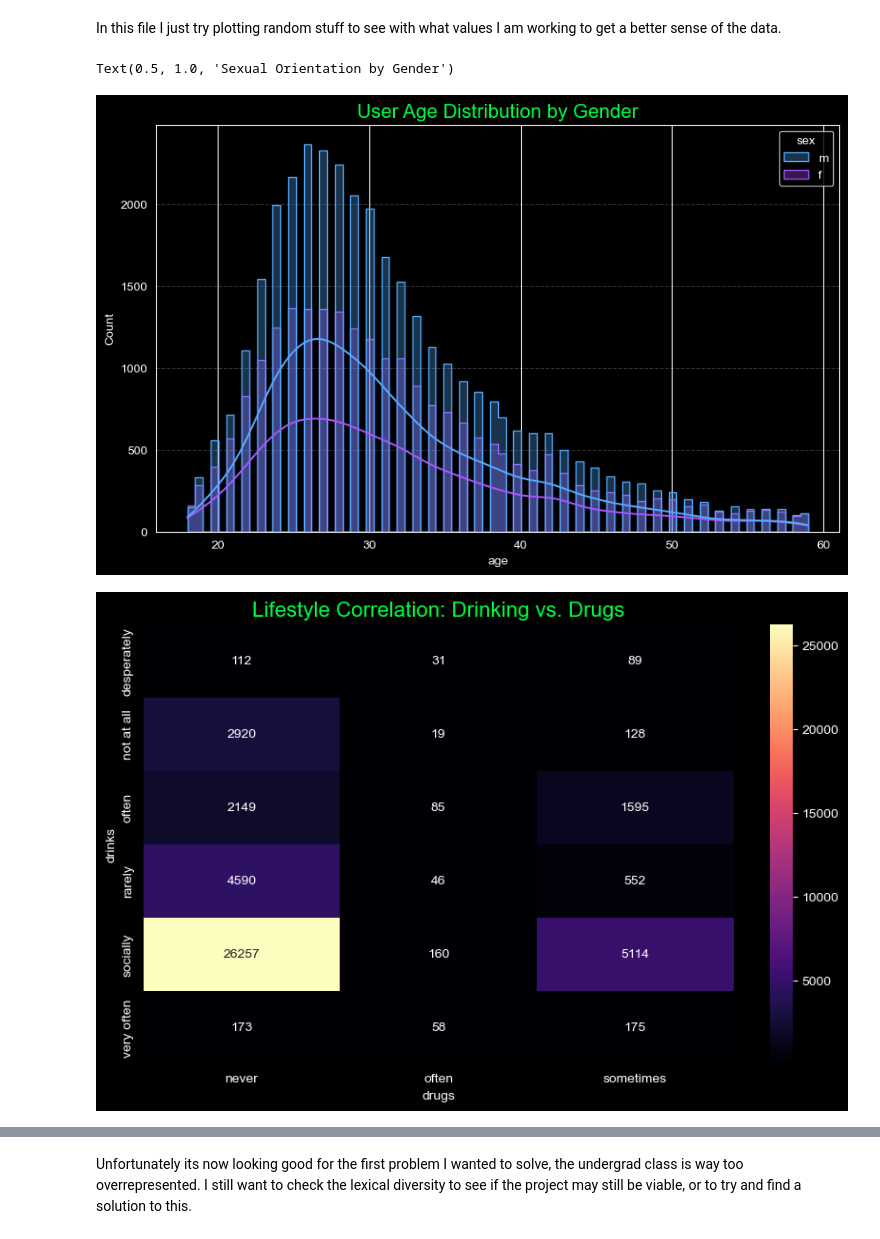
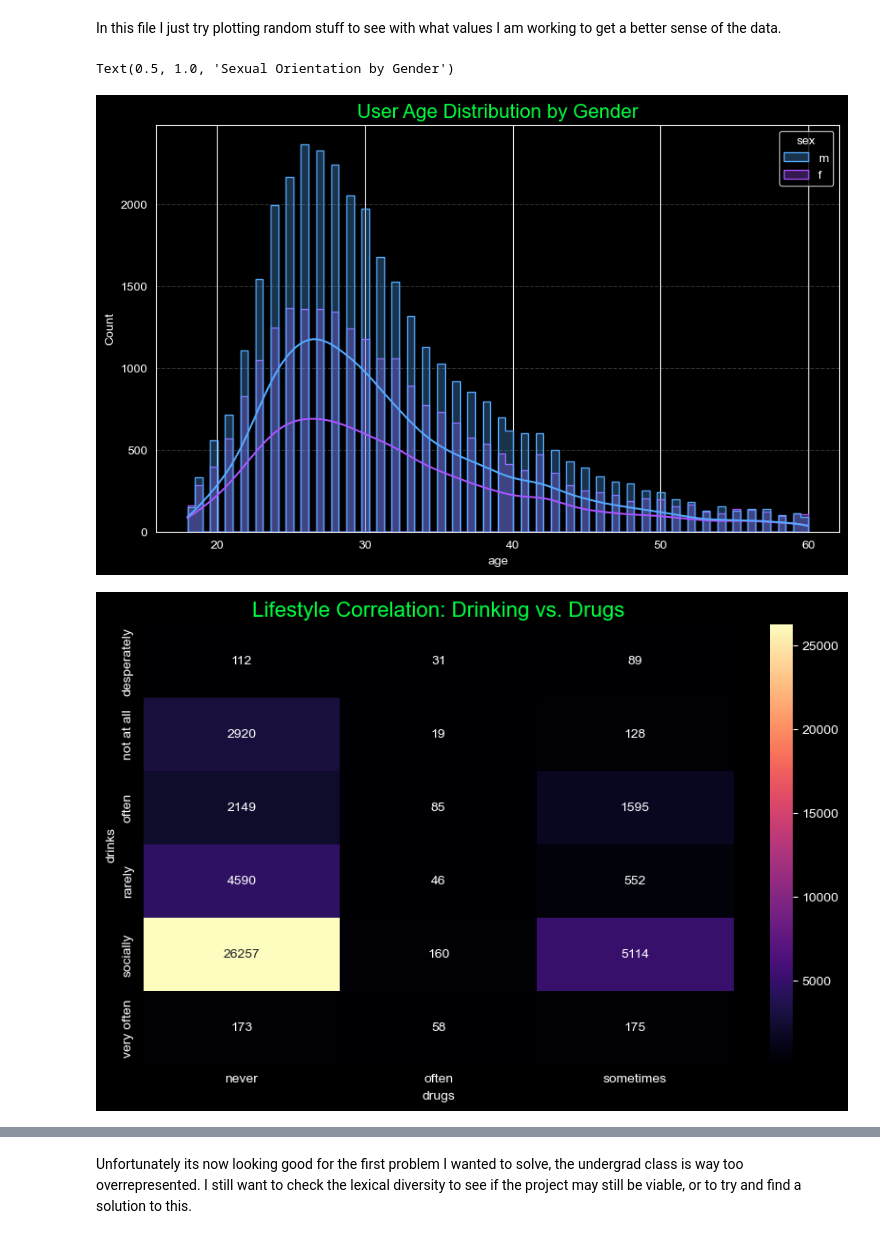
Before and after one commit to byPolo/OkCupid, a Jupyter notebook: Notebooks/Visuals.ipynb, the cells around one changed output, grey strips where cells are left out. Drawn from its saved outputs; the diff is of its cells as text; code cells hidden in the pictures.

```diff
--- a/Notebooks/Visuals.ipynb
+++ b/Notebooks/Visuals.ipynb
@@ -17,35 +17,35 @@ accent_neon = '#00FF41'
 sns.set_palette("magma")
 
 # 1. Age Distribution
 plt.figure(figsize=(10, 6))
 gender_order = ['m', 'f']
-sns.histplot(data=profiles[~profiles['age'].between(60,200)], x='age', hue='sex', hue_order=gender_order, kde=True, element="step", alpha=0.3, palette='cool')
+sns.histplot(data=profiles[profiles['age'] <= 60], x='age', hue='sex', hue_order=gender_order, kde=True, element="step", alpha=0.3, palette='cool')
 plt.title('User Age Distribution by Gender', fontsize=16, color=accent_neon)
 plt.grid(axis='y', linestyle='--', alpha=0.2)
 #Needed some data cleaning, deleted outliers, and put in the order so female is more visible
 
 # 2. Lifestyle Heatmap (Drinks vs Drugs)
 habit_pivot = pd.crosstab(profiles['drinks'], profiles['drugs'])
 plt.figure(figsize=(10, 6))
 sns.heatmap(habit_pivot, annot=True, fmt="d", cmap="magma")
 plt.title('Lifestyle Correlation: Drinking vs. Drugs', fontsize=16, color=accent_neon)
 #Looks solid on first try
 
 # 3. Top 10 Occupations (Without cleaning the data)
 plt.figure(figsize=(10, 8))
 job_order = profiles['job'].value_counts().iloc[:10].index
 sns.countplot(y='job',hue='job', data=profiles, order=job_order, palette="viridis")
 plt.title('Top 10 Reported Occupations', fontsize=16, color=accent_neon)
 plt.legend(title='Occupations', bbox_to_anchor=(1.05, 1), loc='upper left')
 #Tried fixing the legend to show only the jobs in the plot, could not reach what I wanted, tidied up the graph a bit
 
 # 4. Orientation & Gender
 plt.figure(figsize=(10, 6))
 sns.countplot(data=profiles, x='orientation', hue='sex', palette="cool")
 plt.title('Sexual Orientation by Gender', fontsize=16, color=accent_neon)
 # %% [output]
 Text(0.5, 1.0, 'Sexual Orientation by Gender')
-[figure, old version]
+[figure, new version]
 [figure]
 [figure]
 [figure]
```
Also changed, not shown: parts of 2 cells of this notebook, 1 other file.
